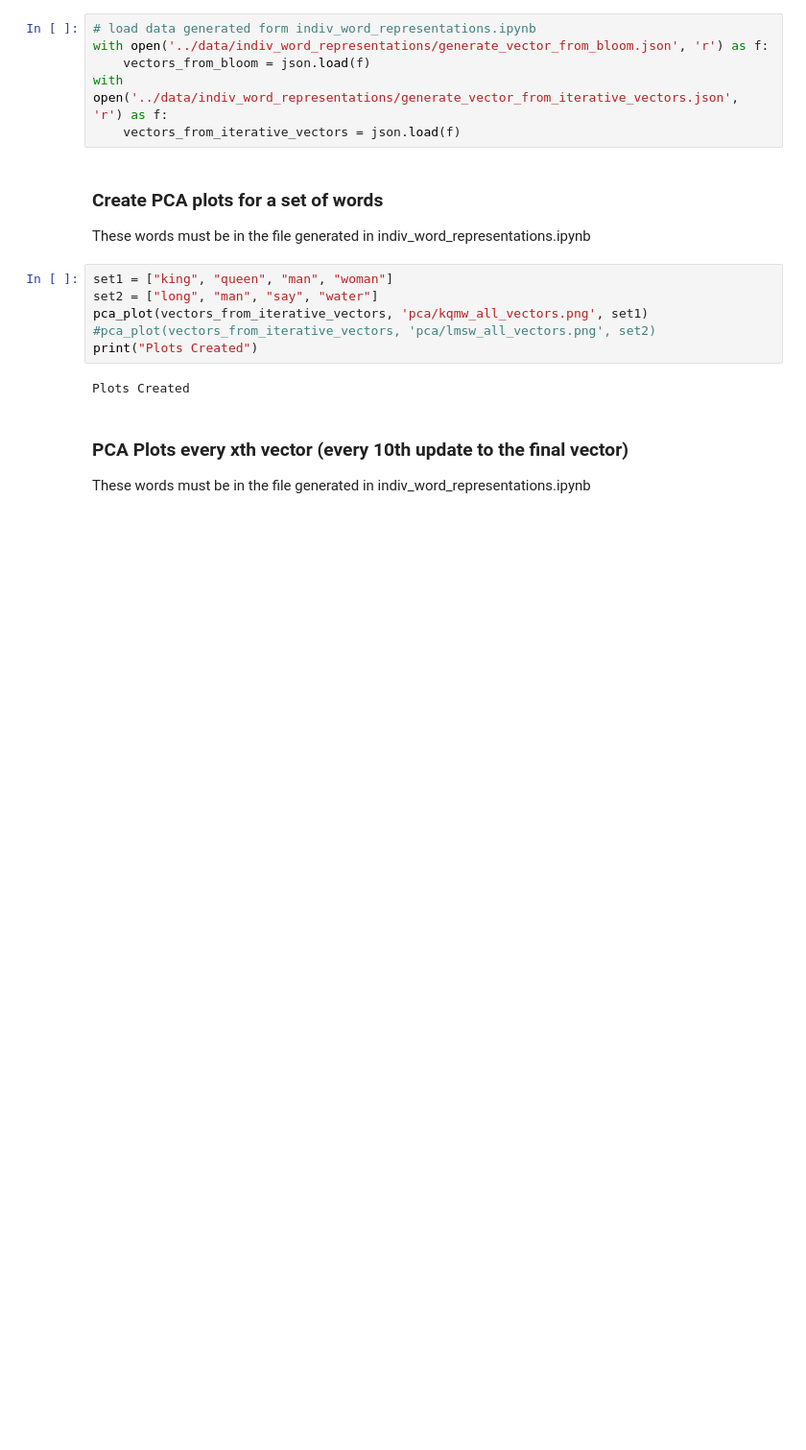
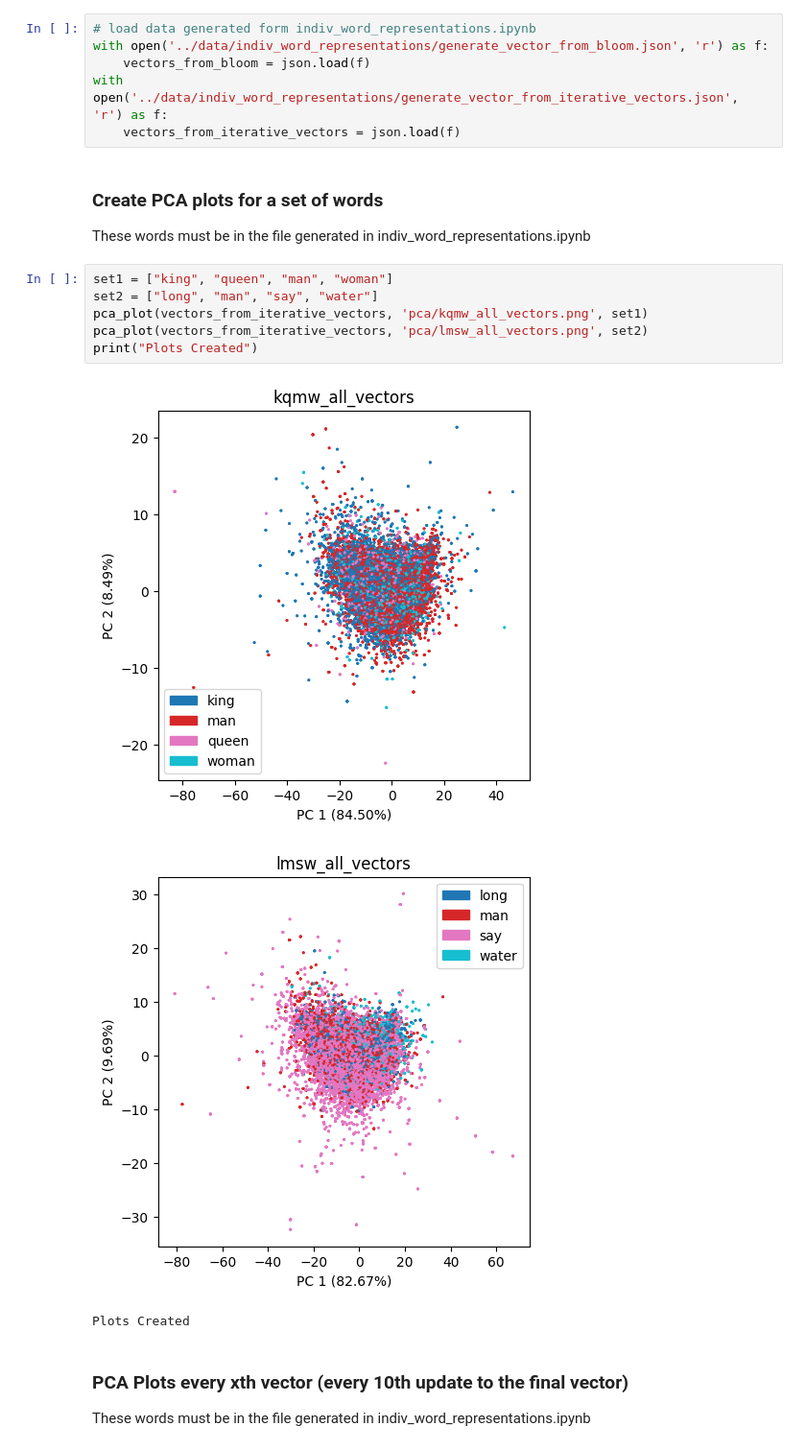
Before and after one commit to gokul2178/Word-Embeddings-and-Bloom-Filters, a Jupyter notebook: plots/pca_plots.ipynb, the cells around one changed output. Shown at 96% size. Cells and saved outputs as stored; diff of their text form; blank space fills up the shorter version.

```diff
--- a/plots/pca_plots.ipynb
+++ b/plots/pca_plots.ipynb
@@ -54,10 +53,12 @@ These words must be in the file generated in indiv_word_representations.ipynb
 # %%
 set1 = ["king", "queen", "man", "woman"]
 set2 = ["long", "man", "say", "water"]
 pca_plot(vectors_from_iterative_vectors, 'pca/kqmw_all_vectors.png', set1)
-#pca_plot(vectors_from_iterative_vectors, 'pca/lmsw_all_vectors.png', set2)
+pca_plot(vectors_from_iterative_vectors, 'pca/lmsw_all_vectors.png', set2)
 print("Plots Created")
 # %% [output]
+[figure, added]
+[figure, added]
 Plots Created
 # %% [markdown]
 ### PCA Plots every xth vector (every 10th update to the final vector)
```
Also changed, not shown: parts of 2 cells of this notebook, 5 other files.
